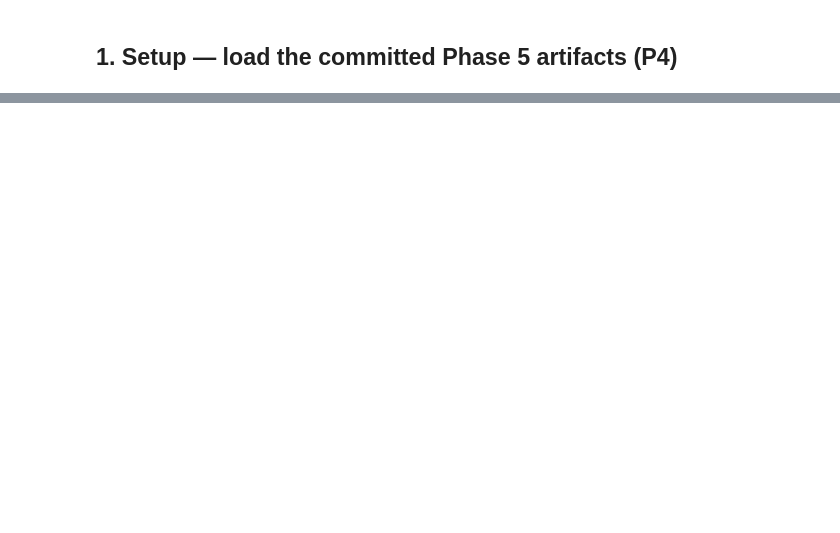
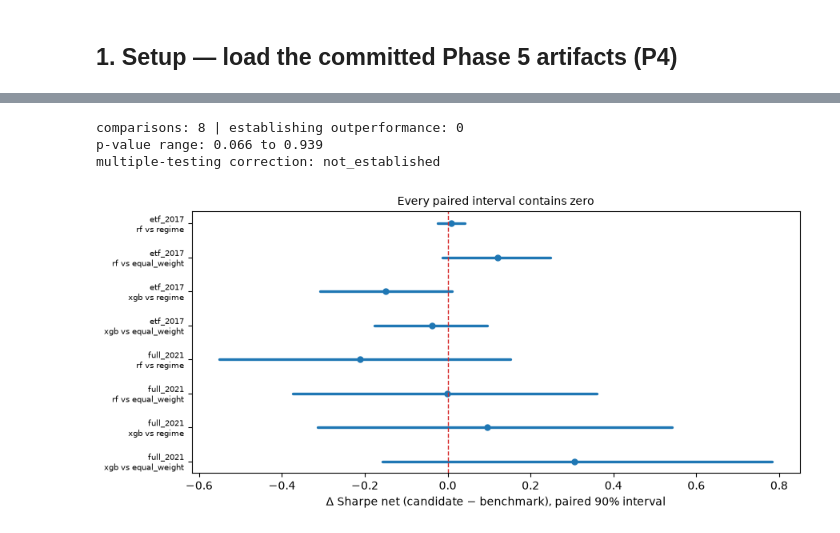
Before and after one commit to SouhailBourhim/Portfolio_ML, a Jupyter notebook: notebooks/phase5_oos_evaluation.ipynb, the cells around one changed output, grey strips where cells are left out. Cells and saved outputs as stored; diff of their text form; code cells hidden in the pictures; blank space fills up the shorter version.

```diff
--- a/notebooks/phase5_oos_evaluation.ipynb
+++ b/notebooks/phase5_oos_evaluation.ipynb
@@ -212,0 +268,27 @@ single global value is wrong.
+# %%
+cmp_df = pd.DataFrame(PAIRED["comparisons"])[[
+    "universe", "candidate", "benchmark", "sharpe_diff", "sharpe_diff_ci",
+    "ann_return_diff", "p_value_no_outperformance", "prob_sharpe_diff_positive",
+]]
+cmp_df["ci_spans_zero"] = cmp_df["sharpe_diff_ci"].apply(lambda c: c[0] <= 0 <= c[1])
+display(cmp_df)
+
+n_sig = int((~cmp_df["ci_spans_zero"] & (cmp_df["p_value_no_outperformance"] < 0.05)).sum())
+print(f"\ncomparisons: {len(cmp_df)} | establishing outperformance: {n_sig}")
+print(f"p-value range: {cmp_df['p_value_no_outperformance'].min():.3f} "
+      f"to {cmp_df['p_value_no_outperformance'].max():.3f}")
+print(f"multiple-testing correction: {PAIRED['multiple_testing']['status']}")
+
+fig, ax = plt.subplots(figsize=(9, 4.2))
+lab = cmp_df.apply(lambda r: f"{r.universe}\n{r.candidate.replace('_signal_tuned','')} vs "
+                             f"{r.benchmark.replace('_conditional','')}", axis=1)
+for k, (_, r) in enumerate(cmp_df.iterrows()):
+    lo, hi = r["sharpe_diff_ci"]
+    ax.plot([lo, hi], [k, k], color="tab:blue", lw=2.4, solid_capstyle="round")
+    ax.plot([r["sharpe_diff"]], [k], "o", color="tab:blue", ms=5)
+ax.axvline(0, color="tab:red", ls="--", lw=1)
+ax.set_yticks(range(len(cmp_df))); ax.set_yticklabels(lab, fontsize=7.5)
+ax.invert_yaxis(); ax.set_xlabel("Δ Sharpe net (candidate − benchmark), paired 90% interval")
+ax.set_title("Every paired interval contains zero", fontsize=10)
+plt.tight_layout(); plt.show()
+# %% [output]
@@ -212,0 +304,4 @@ single global value is wrong.
+comparisons: 8 | establishing outperformance: 0
+p-value range: 0.066 to 0.939
+multiple-testing correction: not_established
+[figure, added]
```
Also changed, not shown: parts of 27 cells of this notebook.
